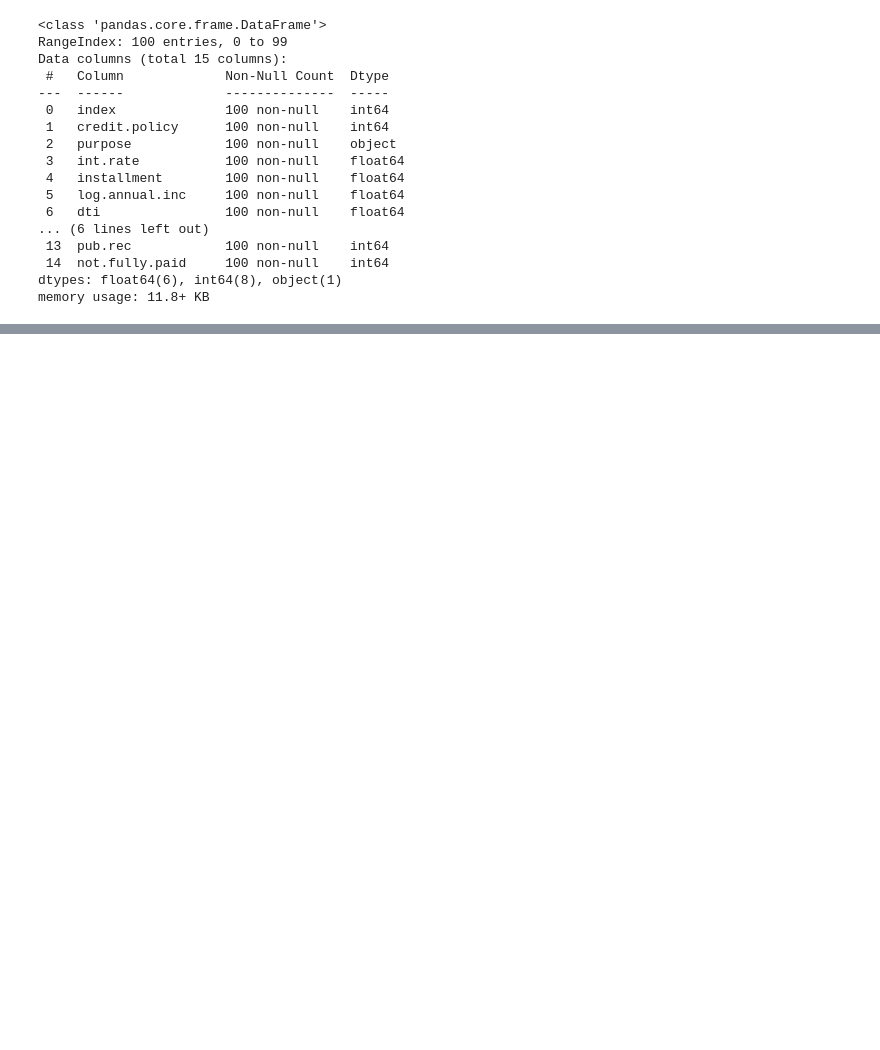
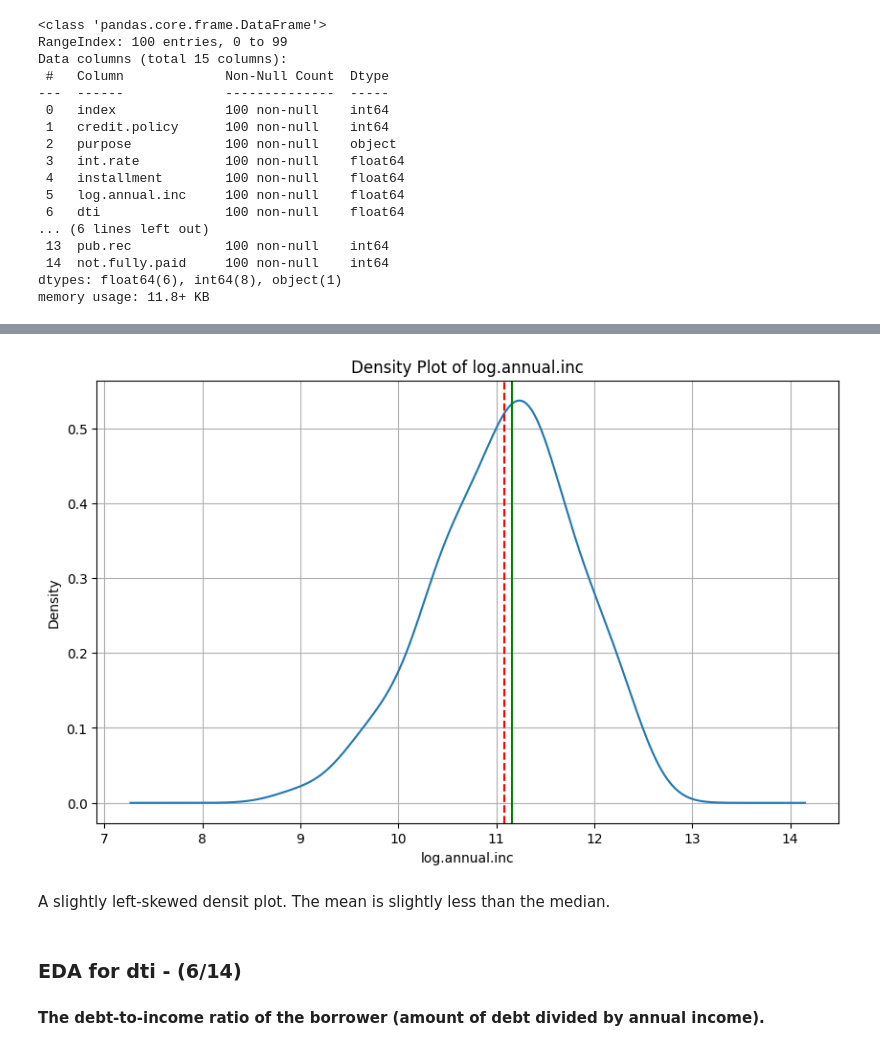
Before and after one commit to twobunnyrabbit/Python-Machine-Learning-by-Example-Fourth-Edition, a Jupyter notebook: ch2/naive_bayes_datacamp.ipynb, the cells around one changed output, grey strips where cells are left out. Cells and saved outputs as stored; diff of their text form; code cells hidden in the pictures; blank space fills up the shorter version.

```diff
--- a/ch2/naive_bayes_datacamp.ipynb
+++ b/ch2/naive_bayes_datacamp.ipynb
@@ -280,0 +585,32 @@ df.describe()
+# %%
+plot_density(df, col_name)
+# # Density plot of data.
+# mean_value = df[col_name].mean()
+# median_value = df[col_name].median()
+
+# plt.figure(figsize=(10, 6))
+# df[col_name].plot(kind='density', title=f'Density Plot of {col_name}')
+# plt.axvline(mean_value, color='r', linestyle='--', label=f'Mean: {mean_value:.2f}')
+# plt.axvline(median_value, color='g', linestyle='-', label=f'Median: {median_value:.2f}')
+# # Adding annotations
+# # plt.annotate(f'Mean: {mean_value:.2f}', xy=(mean_value, 0), xytext=(mean_value*1.3, 0.05), arrowprops=dict(facecolor='red', shrink=0.05), color='red')
+# # plt.annotate(f'Median: {median_value:.2f}', xy=(median_value, 2.5), xytext=(median_value*1.3, 2.55), arrowprops=dict(facecolor='green', shrink=0.05), color='green')
+
+# # plt.annotate(f'Mean: {mean_value:.2f}', xy=(mean_value, 0), xytext=(mean_value + 0.5, 0.05),
+
+# #                 arrowprops=dict(facecolor='red', shrink=0.05), color='red')
+# # plt.annotate(f'Median: {median_value:.2f}', xy=(median_value, 0), xytext=(median_value - 0.5, 0.05),
+# #                 arrowprops=dict(facecolor='green', shrink=0.05), color='green')
+# plt.xlabel(col_name)
+# plt.ylabel('Density')
+# plt.grid(True)
+# plt.show()
+# %% [output]
+[figure, added]
+# %% [markdown]
+A slightly left-skewed densit plot. The mean is slightly less than the median.
+# %%
+col_name = print_eda_start(df, next_col())
+# %% [output]
+### EDA for **dti** - (6/14)
+ #### The debt-to-income ratio of the borrower (amount of debt divided by annual income).
```
Also changed, not shown: parts of 104 cells of this notebook.
